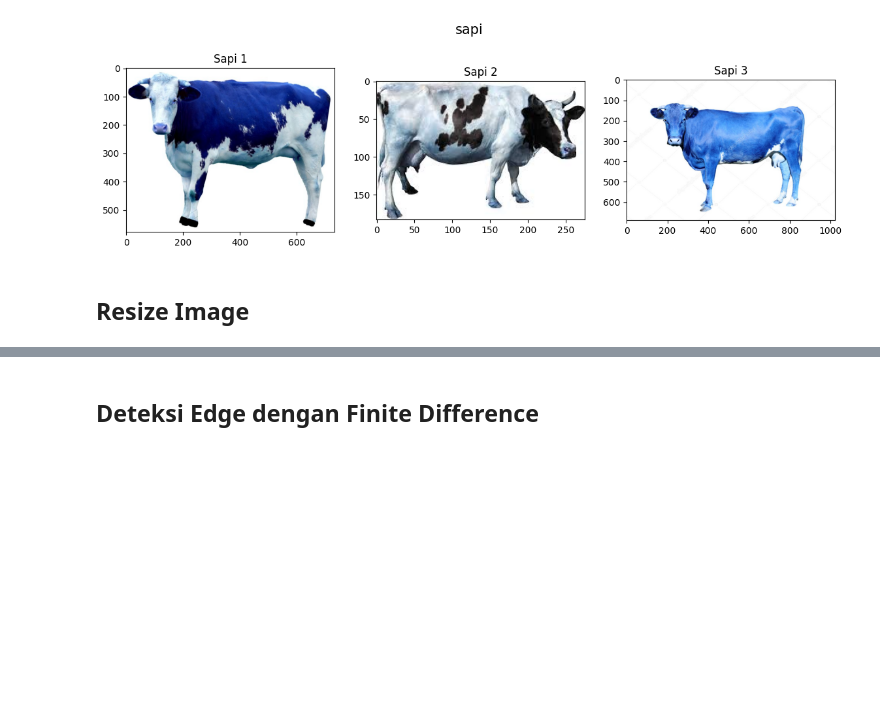
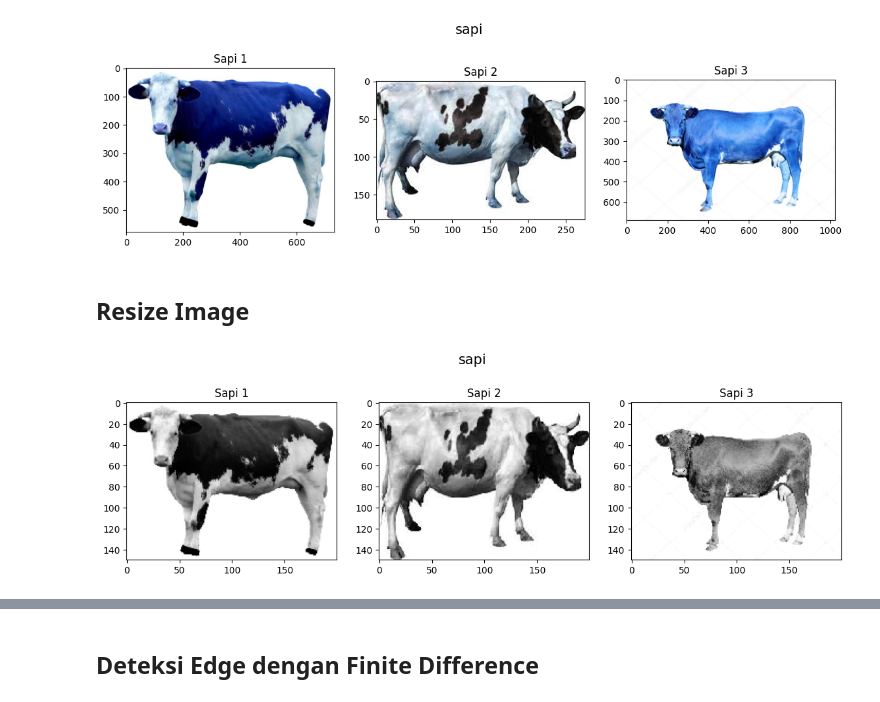
Before and after one commit to naragift/sapixy, a Jupyter notebook: main.ipynb, the cells around one changed output, grey strips where cells are left out. Cells and saved outputs as stored; diff of their text form; code cells hidden in the pictures; blank space fills up the shorter version.

```diff
--- a/main.ipynb
+++ b/main.ipynb
@@ -100,3 +100,23 @@ new_height = 150
 resized_image1 = resize_image(image1, new_width, new_height)
 resized_image2 = resize_image(image2, new_width, new_height)
 resized_image3 = resize_image(image3, new_width, new_height)
+# %%
+def image_gray(image):
+    # Convert the image to grayscale
+    gray_image = []
+    for row in image:
+        gray_row = []
+        for pixel in row:
+            gray_value = int(pixel[0] * 0.299 + pixel[1] * 0.587 + pixel[2] * 0.114)
+            gray_row.append(gray_value)
+        gray_image.append(gray_row)
+
+    return gray_image
+
+gray_image1 = image_gray(resized_image1)
+gray_image2 = image_gray(resized_image2)
+gray_image3 = image_gray(resized_image3)
+
+display_im(gray_image1, gray_image2, gray_image3, title='sapi')
+# %% [output]
+[figure, added]
```
Also changed, not shown: parts of 2 cells of this notebook.
